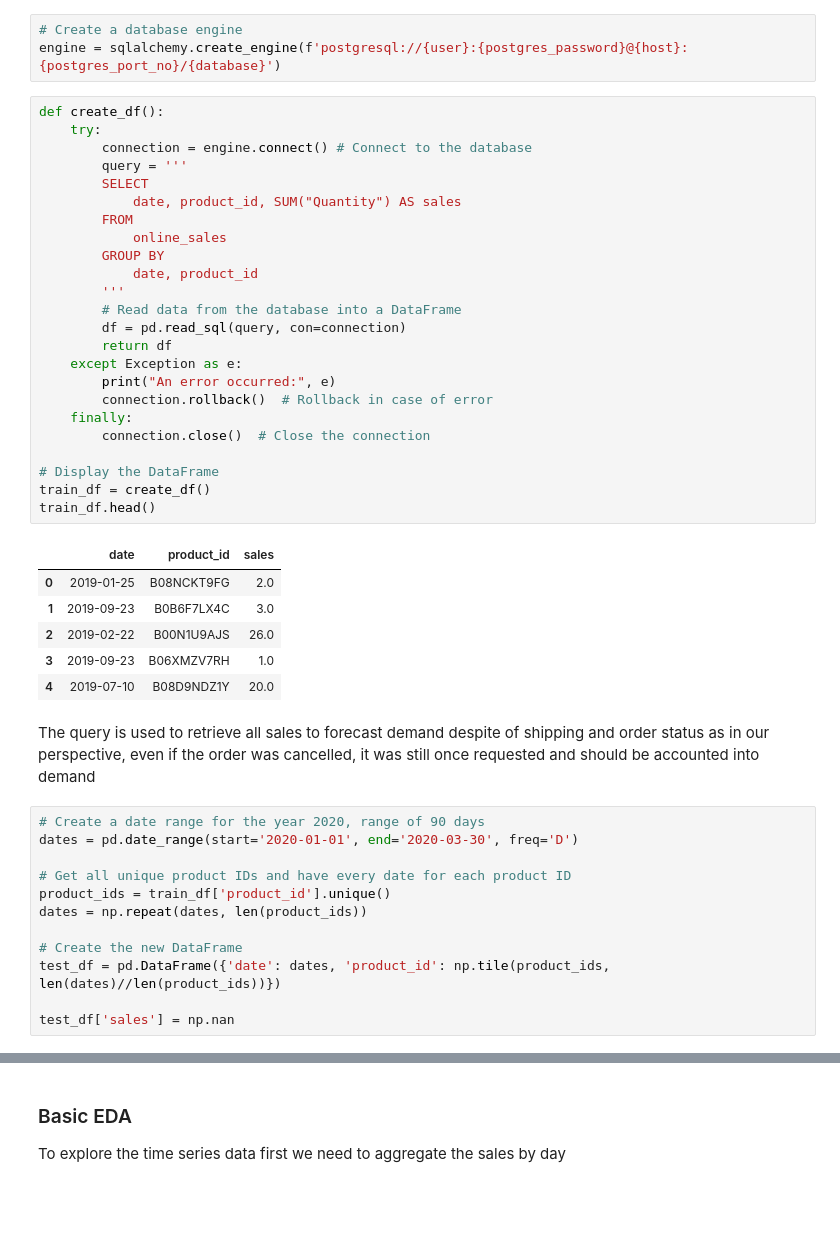
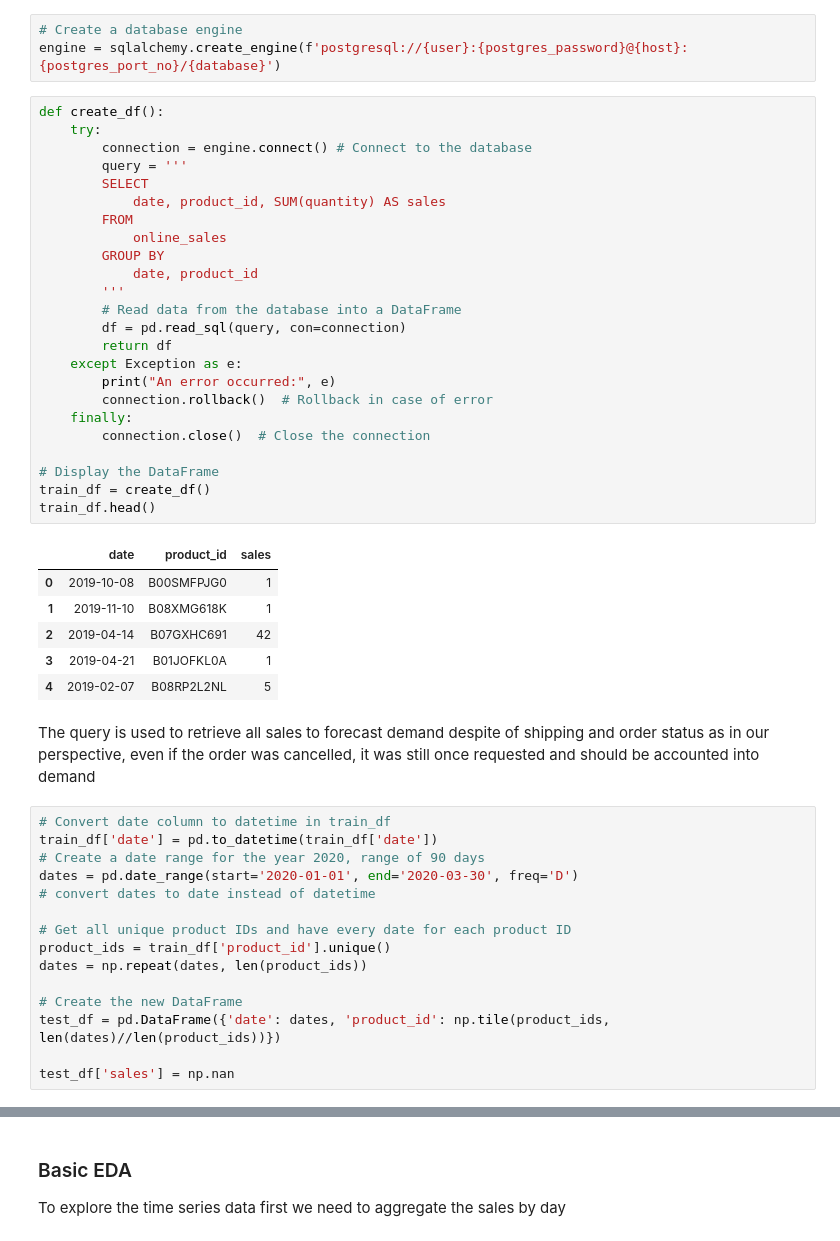
Before and after one commit to sweeenlim/Passion8, a Jupyter notebook: demand_forecast/demand_forecasting.ipynb, the cells around one changed output, grey strips where cells are left out. Cells and saved outputs as stored; diff of their text form; blank space fills up the shorter version.

```diff
--- a/demand_forecast/demand_forecasting.ipynb
+++ b/demand_forecast/demand_forecasting.ipynb
@@ -53,39 +53,42 @@ engine = sqlalchemy.create_engine(f'postgresql://{user}:{postgres_password}@{hos
 # %%
 def create_df():
     try:
         connection = engine.connect() # Connect to the database
         query = '''
         SELECT
-            date, product_id, SUM("Quantity") AS sales
+            date, product_id, SUM(quantity) AS sales
         FROM
             online_sales
         GROUP BY
             date, product_id
         '''
         # Read data from the database into a DataFrame
         df = pd.read_sql(query, con=connection)
         return df
     except Exception as e:
         print("An error occurred:", e)
         connection.rollback()  # Rollback in case of error
     finally:
         connection.close()  # Close the connection
 
 # Display the DataFrame
 train_df = create_df()
 train_df.head()
 # %% [output]
 |  | date | product_id | sales |
-| 0 | 2019-01-25 | B08NCKT9FG | 2.0 |
-| 1 | 2019-09-23 | B0B6F7LX4C | 3.0 |
-| 2 | 2019-02-22 | B00N1U9AJS | 26.0 |
-| 3 | 2019-09-23 | B06XMZV7RH | 1.0 |
-| 4 | 2019-07-10 | B08D9NDZ1Y | 20.0 |
+| 0 | 2019-10-08 | B00SMFPJG0 | 1 |
+| 1 | 2019-11-10 | B08XMG618K | 1 |
+| 2 | 2019-04-14 | B07GXHC691 | 42 |
+| 3 | 2019-04-21 | B01JOFKL0A | 1 |
+| 4 | 2019-02-07 | B08RP2L2NL | 5 |
 # %% [markdown]
 The query is used to retrieve all sales to forecast demand despite of shipping and order status as in our perspective, even if the order was cancelled, it was still once requested and should be accounted into demand
 # %%
+# Convert date column to datetime in train_df
+train_df['date'] = pd.to_datetime(train_df['date'])
 # Create a date range for the year 2020, range of 90 days
 dates = pd.date_range(start='2020-01-01', end='2020-03-30', freq='D')
+# convert dates to date instead of datetime
 
 # Get all unique product IDs and have every date for each product ID
 product_ids = train_df['product_id'].unique()
```
Also changed, not shown: parts of 12 cells of this notebook, 3 other files.
